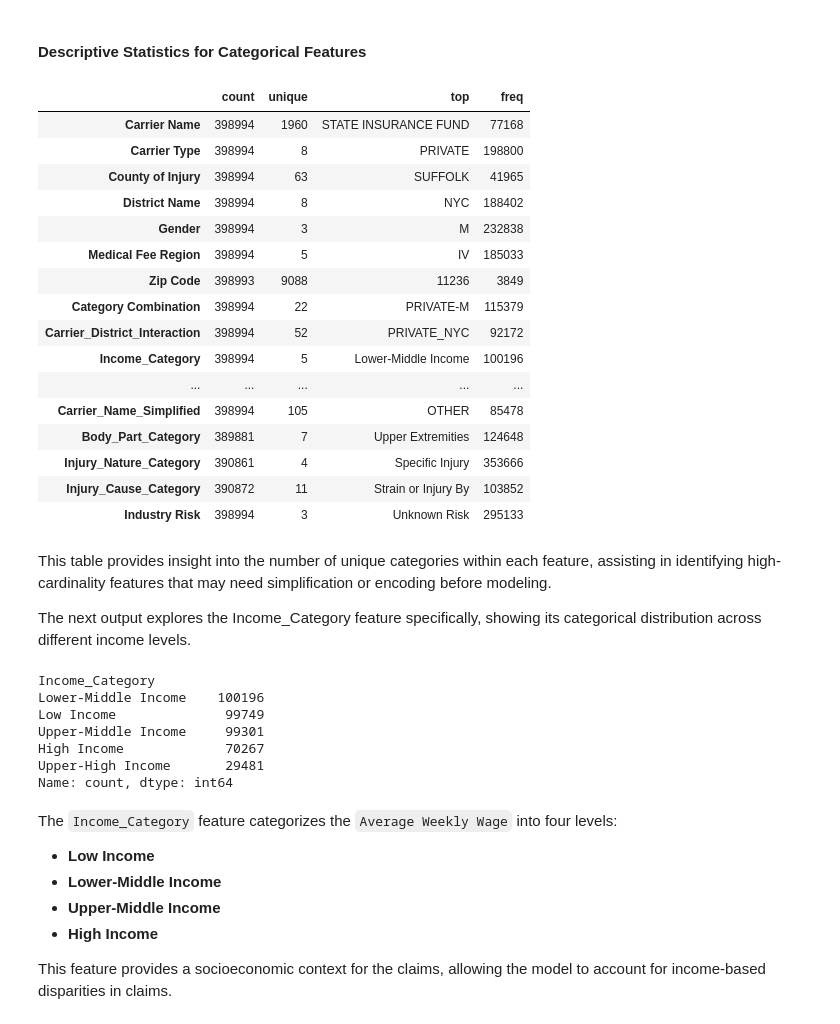
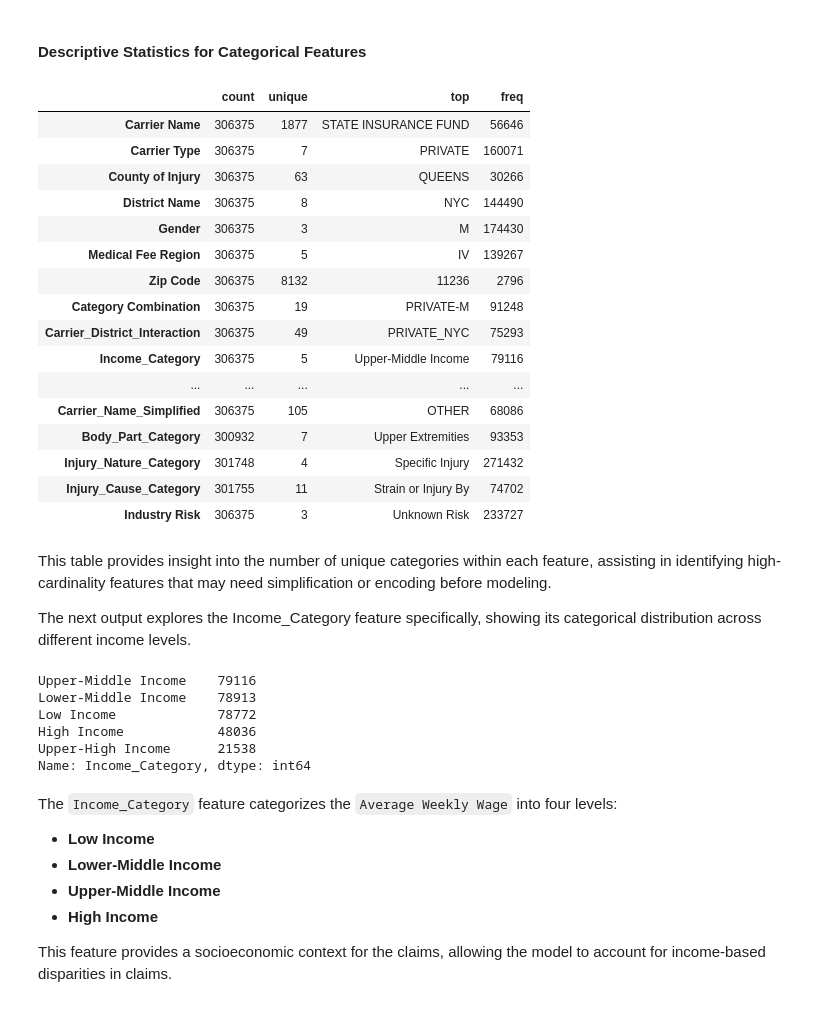
Before and after one commit to xandga/Machine_Learning_project, a Jupyter notebook: Deliverables/3. Level 2 Binary Classification.ipynb, the cells around one changed output. Saved outputs shown, nothing was run; the diff lists cells and outputs as text; code cells hidden in the pictures.

```diff
--- a/Deliverables/3. Level 2 Binary Classification.ipynb
+++ b/Deliverables/3. Level 2 Binary Classification.ipynb
@@ -98,24 +182,0 @@ from utils import plot_importance, cor_heatmap, find_optimal_features_with_rfe,
-# %%
-# Caminho para os arquivos
-X_train_path = r'C:\Users\migue\Downloads\Data-Mining-24-25-main\Data-Mining-24-25-main\Data_Temporary\X_train_processed.csv'
-X_val_path = r'C:\Users\migue\Downloads\Data-Mining-24-25-main\Data-Mining-24-25-main\Data_Temporary\X_val_processed.csv'
-best_xgb_path = r'C:\Users\migue\Downloads\Data-Mining-24-25-main\Data-Mining-24-25-main\Data_Temporary\best_xgb_test_predictions.csv'
-
-# Importar os arquivos
-X_train = pd.read_csv(X_train_path, index_col='Claim Identifier')
-X_val = pd.read_csv(X_val_path, index_col='Claim Identifier')
-df_test = pd.read_csv(best_xgb_path)
-# %%
-import numpy as np
-
-# Caminhos para os arquivos
-y_train_path = r"C:\Users\migue\Downloads\Data-Mining-24-25-main\Data-Mining-24-25-main\Data_Temporary\y_train.npy"
-y_val_path = r"C:\Users\migue\Downloads\Data-Mining-24-25-main\Data-Mining-24-25-main\Data_Temporary\y_val.npy"
-
-# Carregar os arrays com allow_pickle=True
-y_train = np.load(y_train_path, allow_pickle=True)
-y_val = np.load(y_val_path, allow_pickle=True)
-# %%
-pd.set_option('display.max_columns', None)  # Mostra todas as colunas
-pd.set_option('display.width', 1000)       # Ajusta a largura máxima da exibição
-pd.set_option('display.max_rows', 50)
@@ -128,0 +183,5 @@ df_test.drop('Predictions', axis=1, inplace=True)
+# %%
+#Filtering the majority classes
+X_train_2_4 = X_train[(y_train == '2. NON-COMP') | (y_train == '4. TEMPORARY')]
+
+y_train_2_4 = y_train[(y_train == '2. NON-COMP') | (y_train == '4. TEMPORARY')]
@@ -136,40 +225,39 @@ The `X_train_processed.describe(include='O').T` command provides an overview of
 #### Descriptive Statistics for Categorical Features
 # %%
 # Displaying descriptive statistics for categorical features in the training dataset
-X_train.describe(include='O').T
+X_train_2_4.describe(include='O').T
 # %% [output]
 |  | count | unique | top | freq |
-| Carrier Name | 398994 | 1960 | STATE INSURANCE FUND | 77168 |
-| Carrier Type | 398994 | 8 | PRIVATE | 198800 |
-| County of Injury | 398994 | 63 | SUFFOLK | 41965 |
-| District Name | 398994 | 8 | NYC | 188402 |
-| Gender | 398994 | 3 | M | 232838 |
-| Medical Fee Region | 398994 | 5 | IV | 185033 |
-| Zip Code | 398993 | 9088 | 11236 | 3849 |
-| Category Combination | 398994 | 22 | PRIVATE-M | 115379 |
-| Carrier_District_Interaction | 398994 | 52 | PRIVATE_NYC | 92172 |
-| Income_Category | 398994 | 5 | Lower-Middle Income | 100196 |
+| Carrier Name | 306375 | 1877 | STATE INSURANCE FUND | 56646 |
+| Carrier Type | 306375 | 7 | PRIVATE | 160071 |
+| County of Injury | 306375 | 63 | QUEENS | 30266 |
+| District Name | 306375 | 8 | NYC | 144490 |
+| Gender | 306375 | 3 | M | 174430 |
+| Medical Fee Region | 306375 | 5 | IV | 139267 |
+| Zip Code | 306375 | 8132 | 11236 | 2796 |
+| Category Combination | 306375 | 19 | PRIVATE-M | 91248 |
+| Carrier_District_Interaction | 306375 | 49 | PRIVATE_NYC | 75293 |
+| Income_Category | 306375 | 5 | Upper-Middle Income | 79116 |
 | ... | ... | ... | ... | ... |
-| Carrier_Name_Simplified | 398994 | 105 | OTHER | 85478 |
-| Body_Part_Category | 389881 | 7 | Upper Extremities | 124648 |
-| Injury_Nature_Category | 390861 | 4 | Specific Injury | 353666 |
-| Injury_Cause_Category | 390872 | 11 | Strain or Injury By | 103852 |
-| Industry Risk | 398994 | 3 | Unknown Risk | 295133 |
+| Carrier_Name_Simplified | 306375 | 105 | OTHER | 68086 |
+| Body_Part_Category | 300932 | 7 | Upper Extremities | 93353 |
+| Injury_Nature_Category | 301748 | 4 | Specific Injury | 271432 |
+| Injury_Cause_Category | 301755 | 11 | Strain or Injury By | 74702 |
+| Industry Risk | 306375 | 3 | Unknown Risk | 233727 |
 # %% [markdown]
 This table provides insight into the number of unique categories within each feature, assisting in identifying high-cardinality features that may need simplification or encoding before modeling.
 
 The next output explores the Income_Category feature specifically, showing its categorical distribution across different income levels.
 # %%
 # Exploring the distribution of Income_Category
-X_train['Income_Category'].value_counts()
+X_train_2_4['Income_Category'].value_counts()
 # %% [output]
-Income_Category
-Lower-Middle Income    100196
-Low Income              99749
-Upper-Middle Income     99301
-High Income             70267
-Upper-High Income       29481
-Name: count, dtype: int64
+Upper-Middle Income    79116
+Lower-Middle Income    78913
+Low Income             78772
+High Income            48036
+Upper-High Income      21538
+Name: Income_Category, dtype: int64
 # %% [markdown]
 The `Income_Category` feature categorizes the `Average Weekly Wage` into four levels:
 - **Low Income**
```
Also changed, not shown: parts of 92 cells of this notebook, 6 other files.
